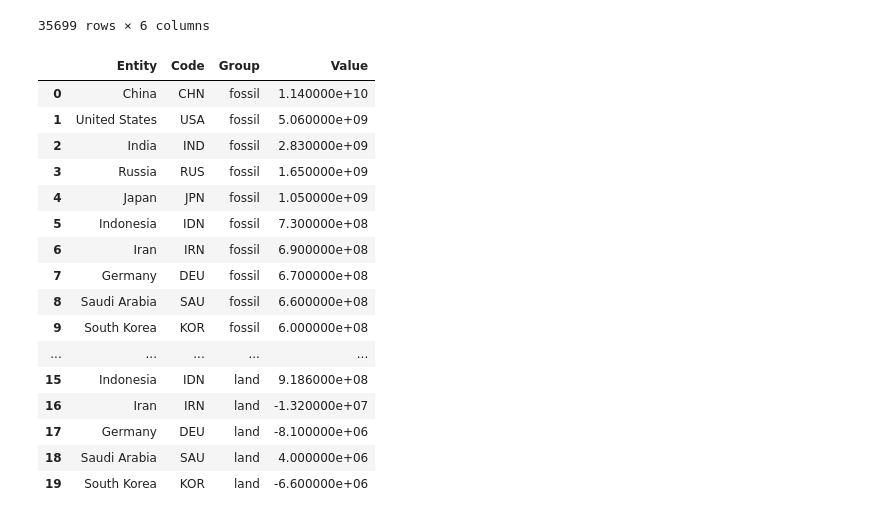
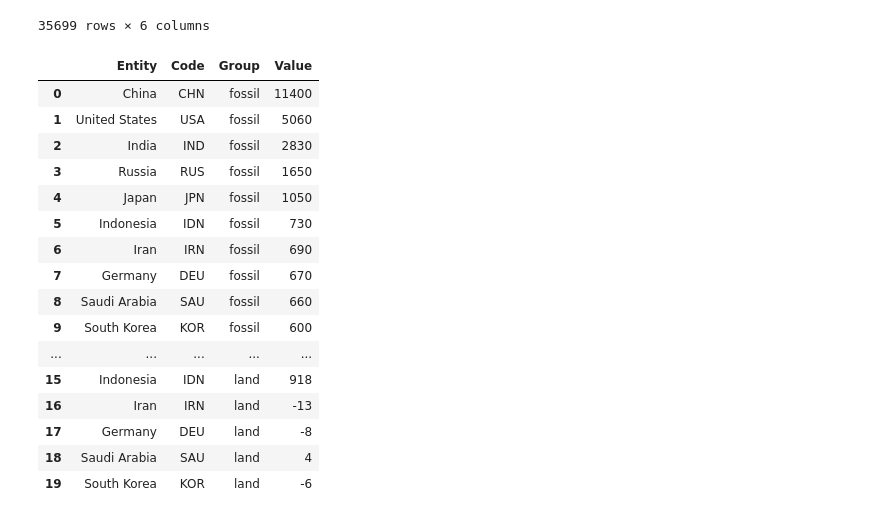
Before and after one commit to AndreStc21/Data_Visualization_Chart_Troopers, a Jupyter notebook: assignment_1/data_preparation.ipynb, the cells around one changed output. Cells and saved outputs as stored; diff of their text form; code cells hidden in the pictures.

```diff
--- a/assignment_1/data_preparation.ipynb
+++ b/assignment_1/data_preparation.ipynb
@@ -212,35 +215,39 @@ df_emission_type
 # %%
 df_emission_type_last_year = df_emission_type[df_emission_type['Year']==max(df_emission_type['Year'])]
 df_emission_type_last_year = df_emission_type_last_year.sort_values('Annual CO2 emissions', ascending=False).reset_index(drop=True)
 df_emission_type_last_year = df_emission_type_last_year.iloc[:top_n_row]
 df_emission_type_last_year['Annual CO2 emissions including land-use change'] = df_emission_type_last_year['Annual CO2 emissions including land-use change'].round(-7)
 df_emission_type_last_year['Annual CO2 emissions from land-use change'] = df_emission_type_last_year['Annual CO2 emissions from land-use change'].round(-5)
 df_emission_type_last_year['Annual CO2 emissions'] = df_emission_type_last_year['Annual CO2 emissions'].round(-7)
 df_emission_type_last_year = df_emission_type_last_year[['Entity',
                                                          'Code',
                                                          'Annual CO2 emissions',
                                                          'Annual CO2 emissions from land-use change']]
 df_emission_type_last_year = df_emission_type_last_year.rename(columns={'Annual CO2 emissions': 'fossil', 'Annual CO2 emissions from land-use change': 'land'})
 df_emission_type_last_year = df_emission_type_last_year.melt(id_vars=["Entity", "Code"],
         var_name="Group",
         value_name="Value")
+
+df_emission_type_last_year['Value'] /= 1_000_000
+df_emission_type_last_year['Value'] = df_emission_type_last_year['Value'].astype(int)
+
 df_emission_type_last_year.to_csv('co2-emission-type-last-year.csv')
 df_emission_type_last_year
 # %% [output]
 |  | Entity | Code | Group | Value |
-| 0 | China | CHN | fossil | 1.140000e+10 |
-| 1 | United States | USA | fossil | 5.060000e+09 |
-| 2 | India | IND | fossil | 2.830000e+09 |
-| 3 | Russia | RUS | fossil | 1.650000e+09 |
-| 4 | Japan | JPN | fossil | 1.050000e+09 |
-| 5 | Indonesia | IDN | fossil | 7.300000e+08 |
-| 6 | Iran | IRN | fossil | 6.900000e+08 |
-| 7 | Germany | DEU | fossil | 6.700000e+08 |
-| 8 | Saudi Arabia | SAU | fossil | 6.600000e+08 |
-| 9 | South Korea | KOR | fossil | 6.000000e+08 |
+| 0 | China | CHN | fossil | 11400 |
+| 1 | United States | USA | fossil | 5060 |
+| 2 | India | IND | fossil | 2830 |
+| 3 | Russia | RUS | fossil | 1650 |
+| 4 | Japan | JPN | fossil | 1050 |
+| 5 | Indonesia | IDN | fossil | 730 |
+| 6 | Iran | IRN | fossil | 690 |
+| 7 | Germany | DEU | fossil | 670 |
+| 8 | Saudi Arabia | SAU | fossil | 660 |
+| 9 | South Korea | KOR | fossil | 600 |
 | ... | ... | ... | ... | ... |
-| 15 | Indonesia | IDN | land | 9.186000e+08 |
-| 16 | Iran | IRN | land | -1.320000e+07 |
-| 17 | Germany | DEU | land | -8.100000e+06 |
-| 18 | Saudi Arabia | SAU | land | 4.000000e+06 |
-| 19 | South Korea | KOR | land | -6.600000e+06 |
+| 15 | Indonesia | IDN | land | 918 |
+| 16 | Iran | IRN | land | -13 |
+| 17 | Germany | DEU | land | -8 |
+| 18 | Saudi Arabia | SAU | land | 4 |
+| 19 | South Korea | KOR | land | -6 |
```
Also changed, not shown: parts of 1 cell of this notebook, 3 other files.
